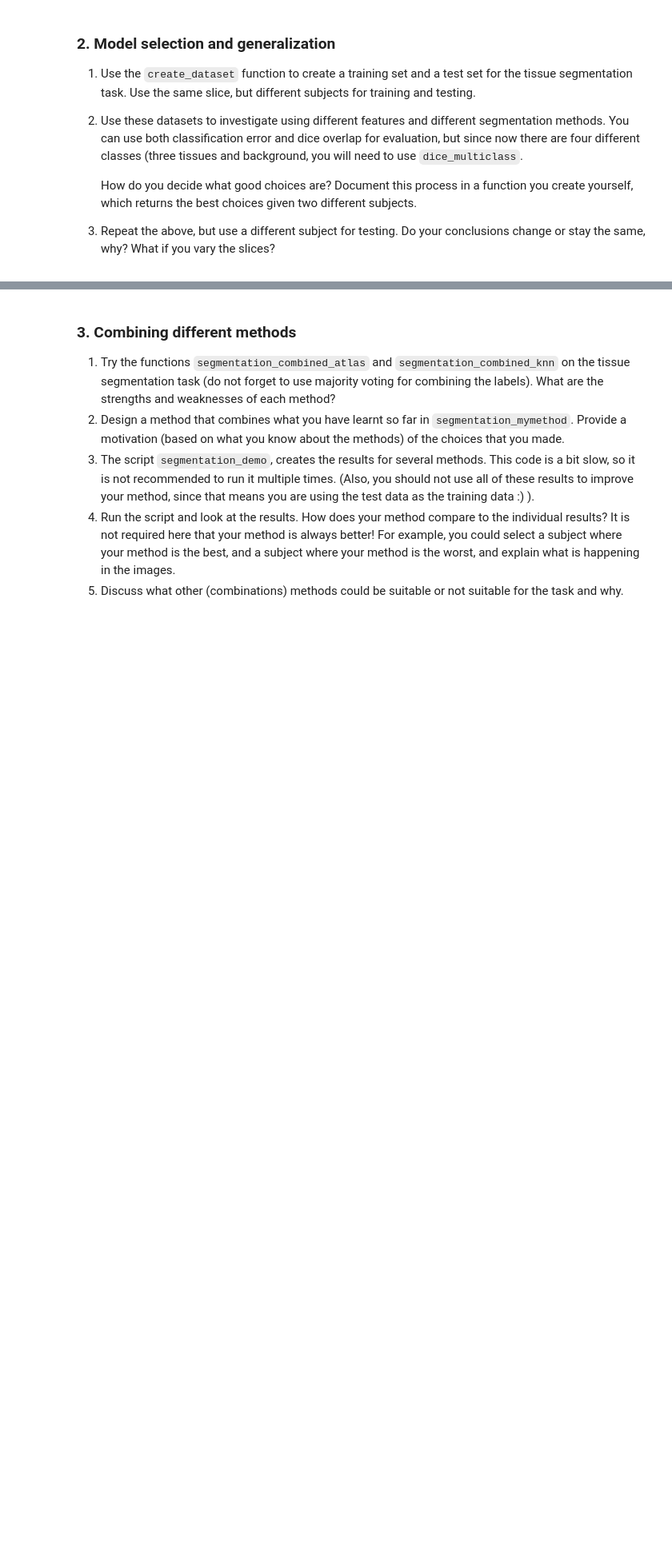
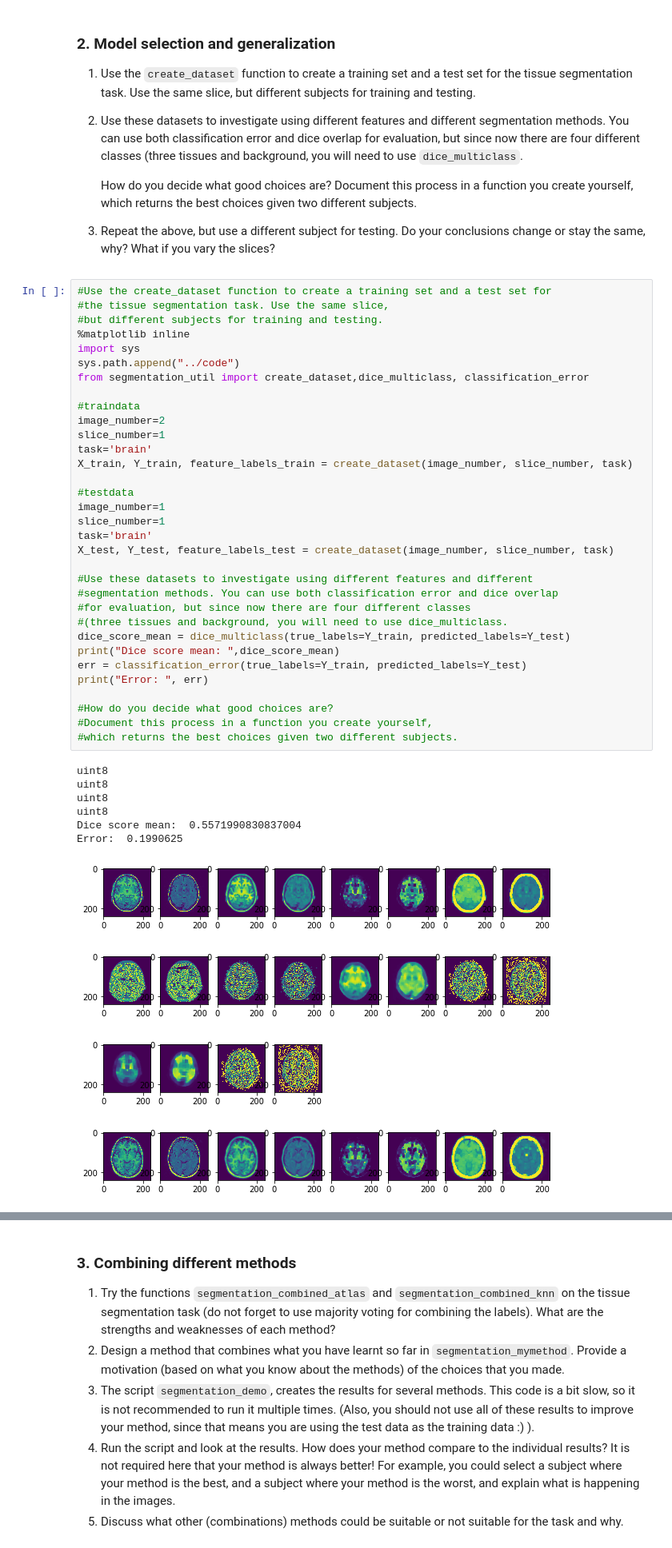
Before and after one commit to SanneFaszbender/8dc00-mia, a Jupyter notebook: notebooks/segmentation_project.ipynb, the cells around one changed output, grey strips where cells are left out. Shown at 80% size. Saved outputs shown, nothing was run; the diff lists cells and outputs as text; blank space fills up the shorter version.

```diff
--- a/notebooks/segmentation_project.ipynb
+++ b/notebooks/segmentation_project.ipynb
@@ -45,3 +154,47 @@ extract_features(image_number, slice_number)
 
     How do you decide what good choices are?  Document this process in a function you create yourself, which returns the best choices given two different subjects.
 4. Repeat the above, but use a different subject for testing. Do your conclusions change or stay the same, why? What if you vary the slices?
+# %%
+#Use the create_dataset function to create a training set and a test set for
+#the tissue segmentation task. Use the same slice,
+#but different subjects for training and testing.
+%matplotlib inline
+import sys
+sys.path.append("../code")
+from segmentation_util import create_dataset,dice_multiclass, classification_error
+
+#traindata
+image_number=2
+slice_number=1
+task='brain'
+X_train, Y_train, feature_labels_train = create_dataset(image_number, slice_number, task)
+
+#testdata
+image_number=1
+slice_number=1
+task='brain'
+X_test, Y_test, feature_labels_test = create_dataset(image_number, slice_number, task)
+
+#Use these datasets to investigate using different features and different
+#segmentation methods. You can use both classification error and dice overlap
+#for evaluation, but since now there are four different classes
+#(three tissues and background, you will need to use dice_multiclass.
+dice_score_mean = dice_multiclass(true_labels=Y_train, predicted_labels=Y_test)
+print("Dice score mean: ",dice_score_mean)
+err = classification_error(true_labels=Y_train, predicted_labels=Y_test)
+print("Error: ", err)
+
+#How do you decide what good choices are?
+#Document this process in a function you create yourself,
+#which returns the best choices given two different subjects.
+# %% [output]
+uint8
+uint8
+uint8
+uint8
+Dice score mean:  0.5571990830837004
+Error:  0.1990625
+[figure, added]
+[figure, added]
+[figure, added]
+[figure, added]
```
Also changed, not shown: parts of 6 cells of this notebook, 1 other file.
